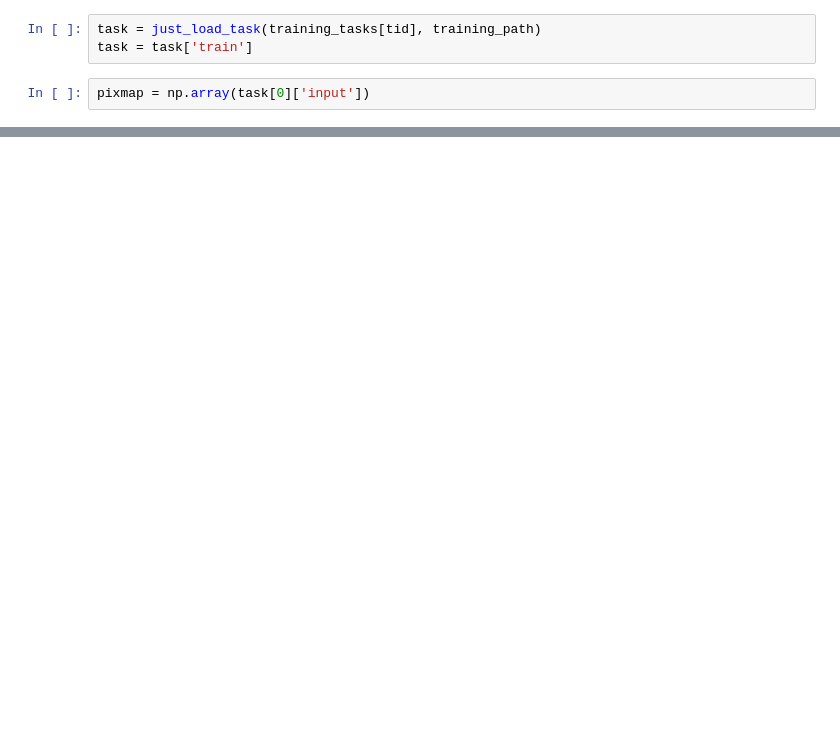
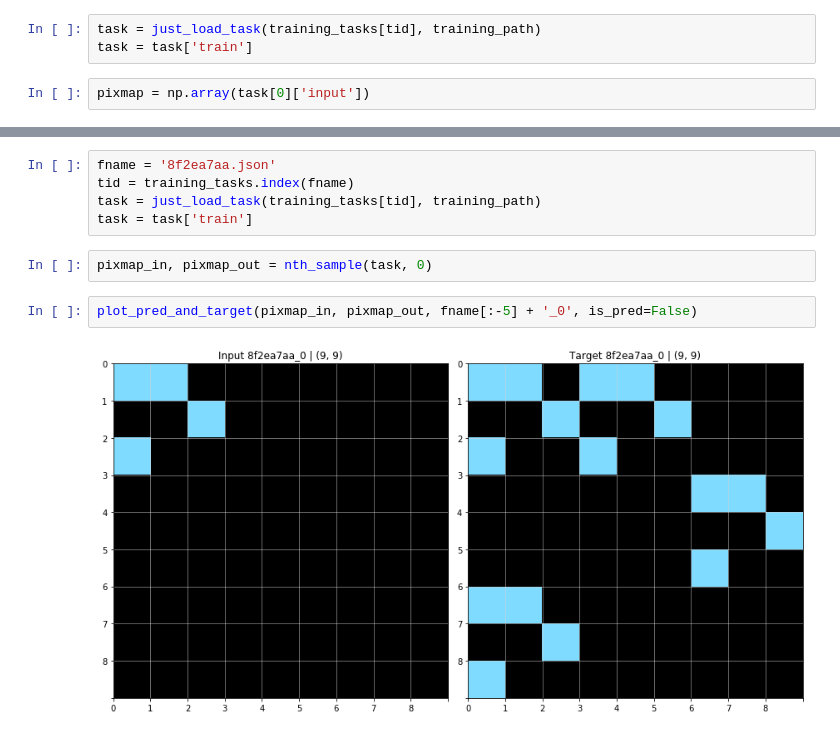
Before and after one commit to vitalwarley/abstract_reasoning, a Jupyter notebook: intro.ipynb, the cells around one changed output, grey strips where cells are left out. Drawn from its saved outputs; the diff is of its cells as text; blank space fills up the shorter version.

```diff
--- a/intro.ipynb
+++ b/intro.ipynb
@@ -167,0 +218,11 @@ plt.show()
+# %%
+fname = '8f2ea7aa.json'
+tid = training_tasks.index(fname)
+task = just_load_task(training_tasks[tid], training_path)
+task = task['train']
+# %%
+pixmap_in, pixmap_out = nth_sample(task, 0)
+# %%
+plot_pred_and_target(pixmap_in, pixmap_out, fname[:-5] + '_0', is_pred=False)
+# %% [output]
+[figure, added]
```
Also changed, not shown: parts of 62 cells of this notebook, 1 other file.
